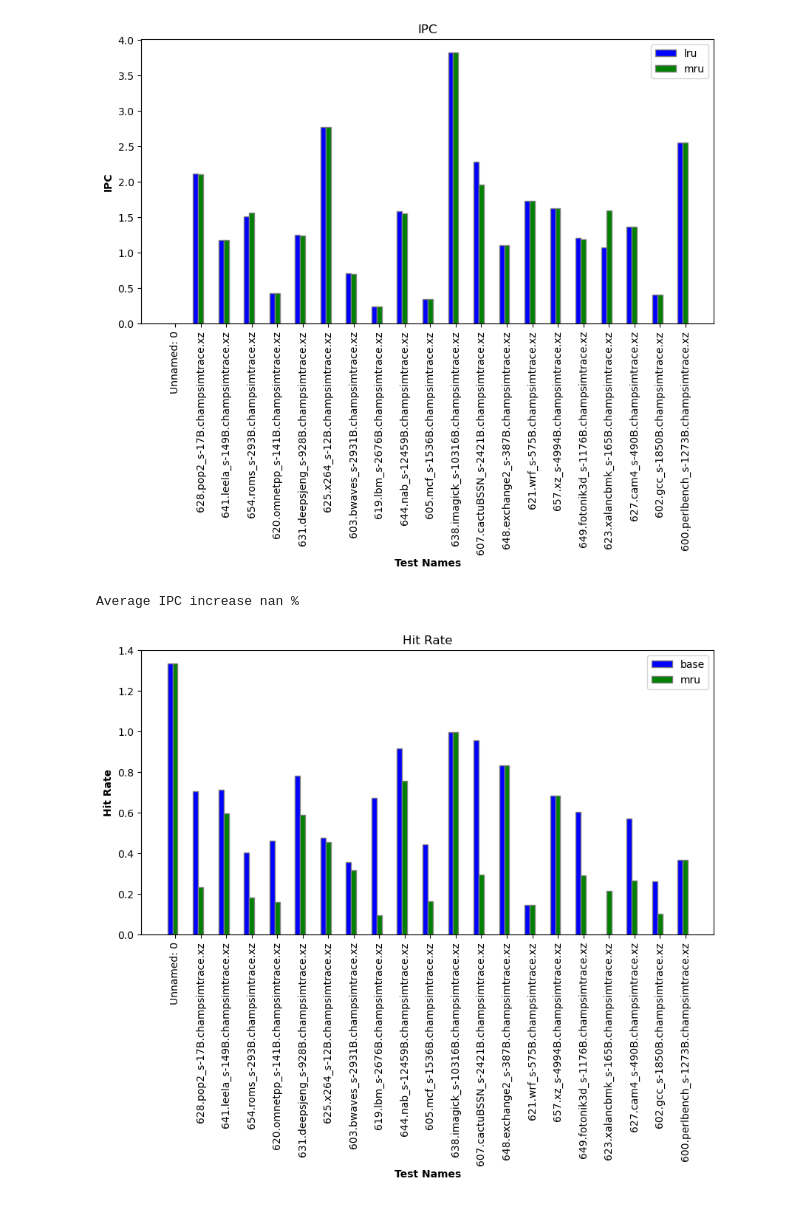
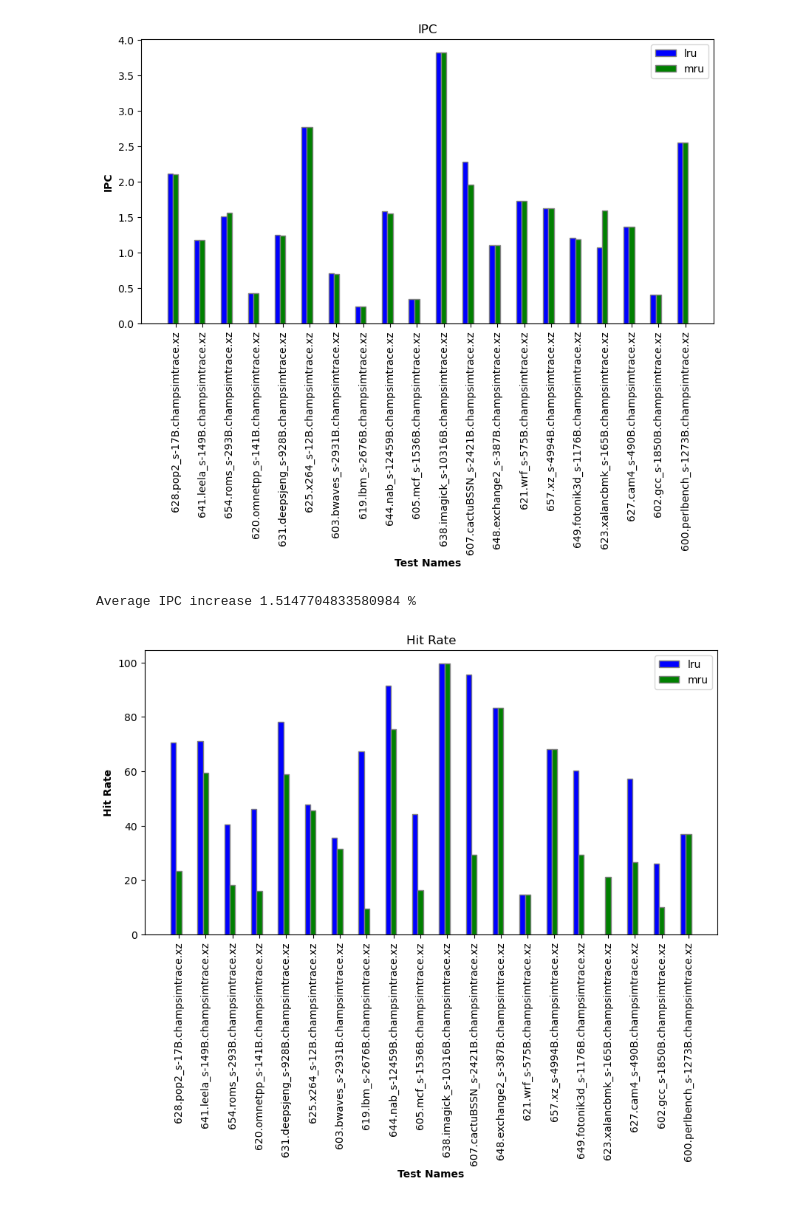
Before and after one commit to Dmitrryy/ChampSim, a Jupyter notebook: tasks/task2/report.ipynb, the cells around one changed output. Drawn from its saved outputs; the diff is of its cells as text; code cells hidden in the pictures.

```diff
--- a/tasks/task2/report.ipynb
+++ b/tasks/task2/report.ipynb
@@ -24,12 +27,12 @@ import pandas as pd
 
 # pd.DataFrame(base_metrics).to_csv("base_metrics.csv")
 # pd.DataFrame(mru_metrics).to_csv("mru_metrics.csv")
-base_metrics = pd.read_csv("base_metrics.csv")
-mru_metrics = pd.read_csv("mru_metrics.csv")
+base_metrics = pd.read_csv("base_metrics.csv", index_col=0)
+mru_metrics = pd.read_csv("mru_metrics.csv", index_col=0)
 # %%
 plot_metric([base_metrics, mru_metrics], 0, "IPC", ["lru", "mru"])
 # %% [output]
-[figure, old version]
+[figure, new version]
 # %%
 base_ipc_s = list(map(lambda x: x[1][0], base_metrics.items()))
 oracle_ipc_s = list(map(lambda x: x[1][0], mru_metrics.items()))
@@ -38,15 +41,15 @@ for b, o in zip(base_ipc_s, oracle_ipc_s):
   total += o / b - 1
 print(f"Average IPC increase {total / len(base_ipc_s) * 100} %")
 # %% [output]
-Average IPC increase nan %
+Average IPC increase 1.5147704833580984 %
 # %%
 # compute hit rate
 base_hitrate = {}
 mru_hitrate = {}
 for (base_trace, base_m), (mru_trace, mru_m) in zip(base_metrics.items(), mru_metrics.items()):
-  base_hitrate[base_trace] = (base_m[4] / base_m[3],)
-  mru_hitrate[mru_trace] = (mru_m[4] / mru_m[3],)
+  base_hitrate[base_trace] = (base_m[4] / base_m[3] * 100,)
+  mru_hitrate[mru_trace] = (mru_m[4] / mru_m[3] * 100,)
 # %%
-plot_metric([base_hitrate, mru_hitrate], 0, "Hit Rate", ["base", "mru"])
+plot_metric([base_hitrate, mru_hitrate], 0, "Hit Rate", ["lru", "mru"])
 # %% [output]
-[figure, old version]
+[figure, new version]
```
Also changed, not shown: parts of 3 cells of this notebook.
